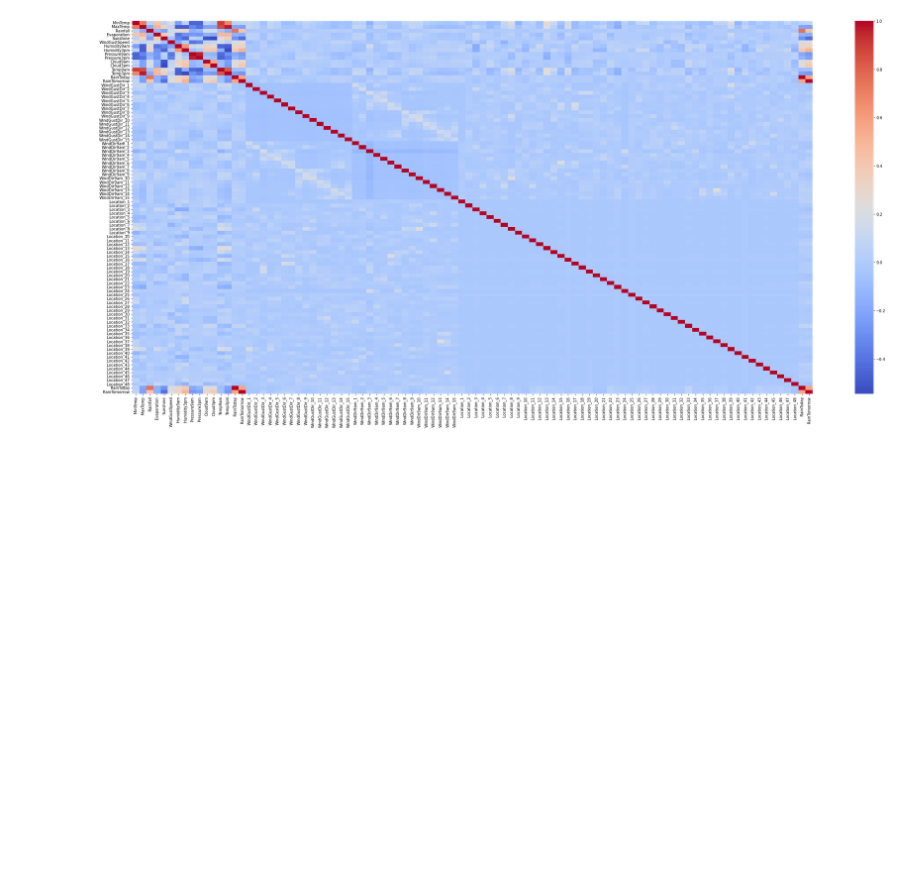
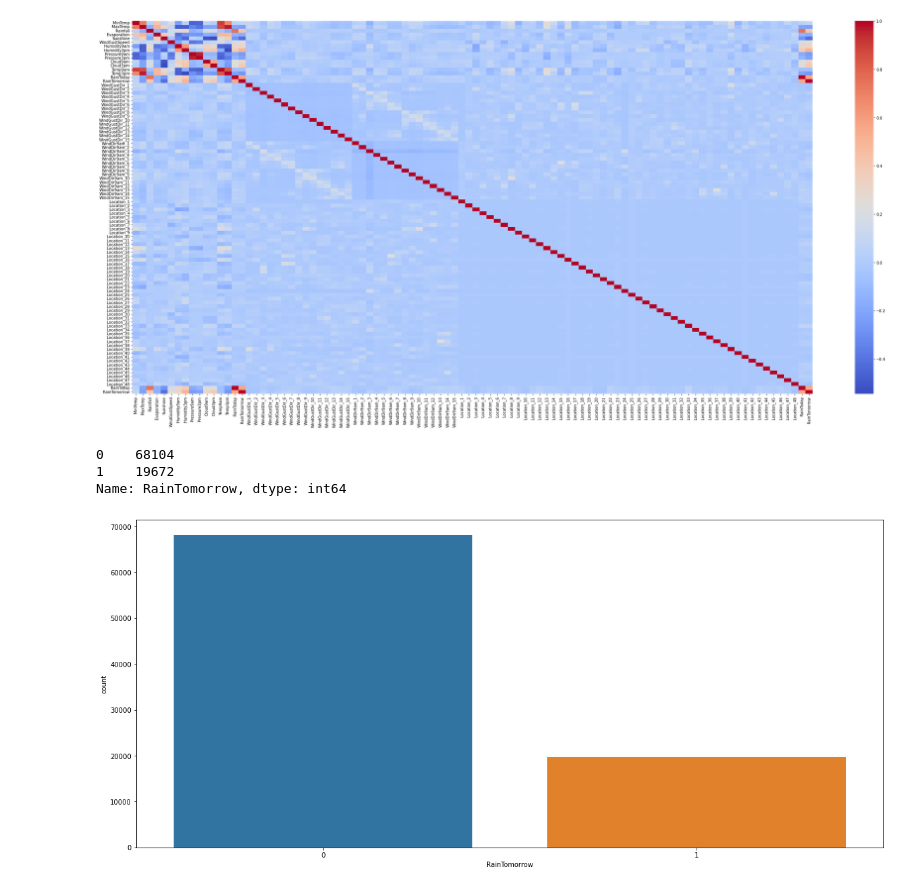
Before and after one commit to yagiz35/Xgboost-Karar-Agaclari-Kullanarak-Rain-In-Austuralia-data-setine-makine-ogrenmesi-uygulamas-, a Jupyter notebook: Untitled1.ipynb, the cells around one changed output. Saved outputs shown, nothing was run; the diff lists cells and outputs as text; code cells hidden in the pictures; blank space fills up the shorter version.

```diff
--- a/Untitled1.ipynb
+++ b/Untitled1.ipynb
@@ -135,24 +155,14 @@ for column in data.columns[1:15]:
 # %%
 sayac = 0
-for column in data.columns[1:15]:
-    for ifrainy in data["RainTomorrow"].unique():
-        sayac = sayac + 1
-        selected_ifrainy = data[data["RainTomorrow"] == ifrainy]
-        selected_column = selected_ifrainy[column]
-
-        q1 = selected_column.quantile(0.25)
-        q3 = selected_column.quantile(0.75)
-
-        iqr = q3 - q1
-
-        minimum = q1 - (1.5 * iqr)
-        maximum = q3 + (1.5 * iqr)
-
-        max_idxs = data[(data["RainTomorrow"] == ifrainy) & (data[column] > maximum)].index
-        min_idxs = data[(data["RainTomorrow"] == ifrainy) & (data[column] < minimum)].index
-
-        data.drop(index = max_idxs, inplace = True)
-        data.drop(index = min_idxs, inplace = True)
+for feature in data.iloc[: 1:15]:
+    sayac = sayac + 1
+    q1 = data[feature].quantile(0.25)
+    q3 = data[feature].quantile(0.75)
+    IQR = q3-q1
+    lower_limit = q1 - (IQR*1.5)
+    upper_limit = q3 + (IQR*1.5)
+    data.loc[data[feature]<lower_limit, feature] = lower_limit
+    data.loc[data[feature]>upper_limit, feature] = upper_limit
 
 print(f"{sayac} kadar veri cikarildi")
 # %% [output]
@@ -294,0 +307,14 @@ plt.show()
+# %%
+X_train, X_test, y_train, y_test = train_test_split(data.iloc[:, :-1], data.iloc[:,-1], test_size = 0.2)
+# %%
+y_train.value_counts()
+# %% [output]
+0    68104
+1    19672
+Name: RainTomorrow, dtype: int64
+# %%
+plt.figure(figsize =(20,9))
+sns.countplot(y_train)
+plt.show()
+# %% [output]
+[figure, added]
```
Also changed, not shown: parts of 15 cells of this notebook.
